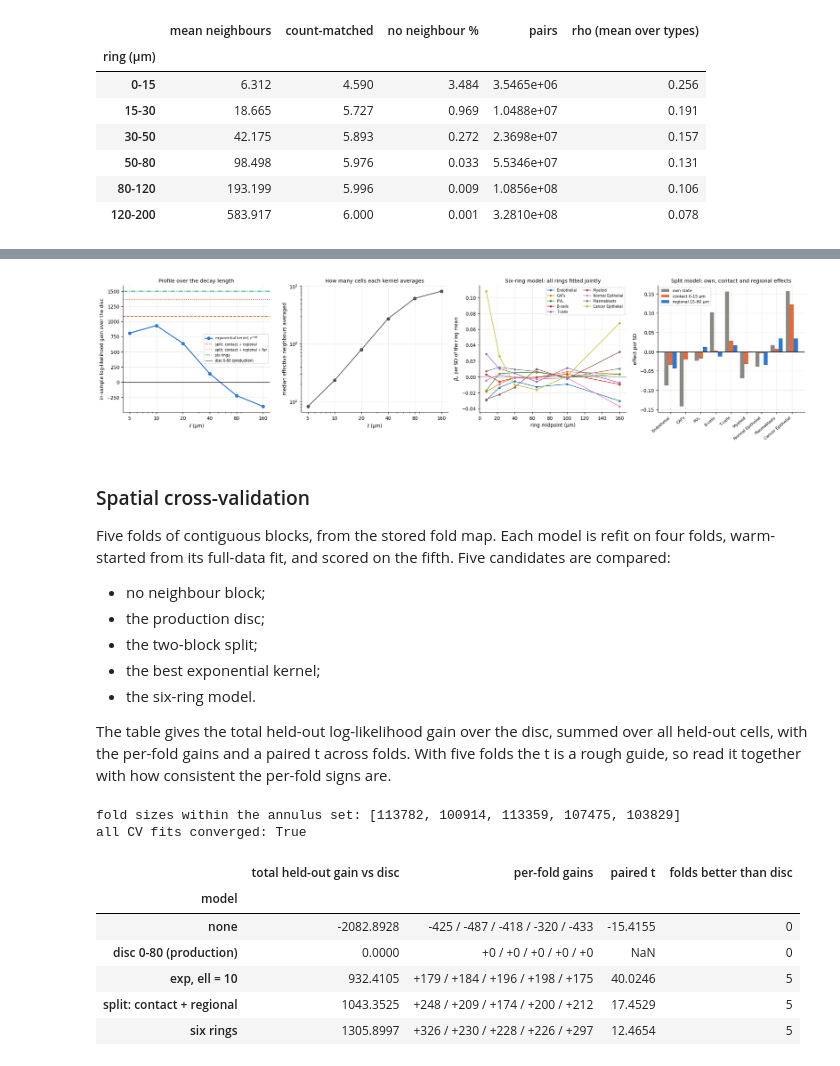
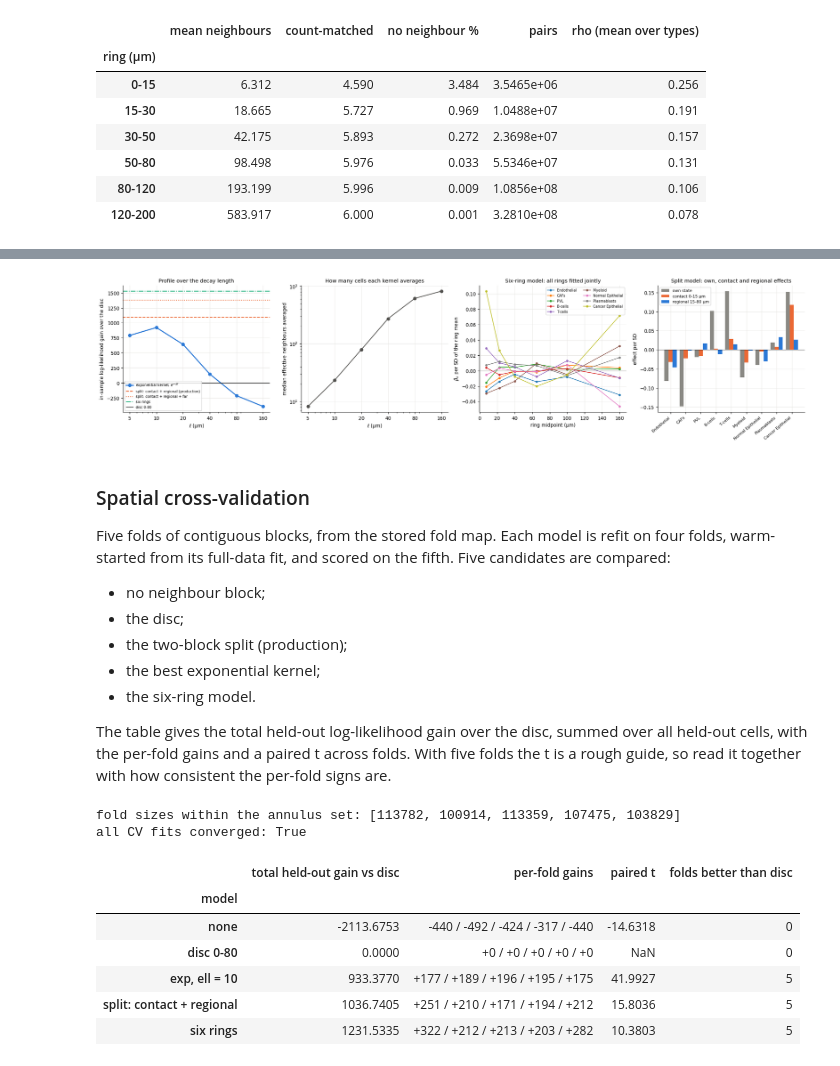
Before and after one commit to lachy01/Spatio-Temporal-Tissue-Dynamics, a Jupyter notebook: notebooks/nb_baseline.ipynb, the cells around one changed output, grey strips where cells are left out. Saved outputs shown, nothing was run; the diff lists cells and outputs as text; code cells hidden in the pictures.

```diff
--- a/notebooks/nb_baseline.ipynb
+++ b/notebooks/nb_baseline.ipynb
@@ -1101,7 +1128,7 @@ def ring_mean(rs):
     S = sum(ann["sum"][r] for r in rs)[A]; Cn = sum(ann["count"][r] for r in rs)[A]
     return S / Cn[:, None]
 
-print(f"0-80 µm disc rebuilt from the rings vs the production phibar: max |difference| "
+print(f"0-80 µm disc rebuilt from the rings vs the table's 80 µm disc mean: max |difference| "
       f"{np.abs(ring_mean([0, 1, 2, 3]) - prod_bar).max():.1e}")
 BLOCKS = {"contact": ring_mean([0]), "regional": ring_mean([1, 2, 3]), "far": ring_mean([4, 5])}
 ELLS = (5.0, 10.0, 20.0, 40.0, 80.0, 160.0)
@@ -1109,15 +1136,22 @@ kern = nbb.cached("kernel_means", lambda: nbb.kernel_means(pxy, P, focal, ELLS))
 K_BAR = {ell: (kern["sum"][e] / kern["W"][e][:, None])[A] for e, ell in enumerate(ELLS)}
 neff = {ell: float(np.median((kern["W"][e] ** 2 / kern["W2"][e])[A])) for e, ell in enumerate(ELLS)}
 
-NBR = {"split: contact + regional": nbb.stack_nbr([BLOCKS["contact"], BLOCKS["regional"]], basis),
-       "split: contact + regional + far": nbb.stack_nbr([BLOCKS["contact"], BLOCKS["regional"],
-                                                         BLOCKS["far"]], basis),
-       "six rings": nbb.stack_nbr([ring_mean([r]) for r in range(6)], basis)}
+prod_split = np.hstack([df[[f"{pre}{j:02d}" for j in range(len(TYPES))]].to_numpy(float)[A]
+                        for pre in ("nbrc_phi_", "nbrr_phi_")])
+print(f"contact + regional rebuilt from the rings vs the production split columns: max |difference| "
+      f"{np.abs(np.hstack([BLOCKS['contact'], BLOCKS['regional']]) - prod_split).max():.1e}")
+DISC, SPLIT = "disc 0-80", "split: contact + regional"
+NBR, NBRQ = {}, {}
+for name, blocks in ((DISC, [prod_bar]), (SPLIT, [BLOCKS["contact"], BLOCKS["regional"]]),
+                     ("split: contact + regional + far", [BLOCKS["contact"], BLOCKS["regional"], BLOCKS["far"]]),
+                     ("six rings", [ring_mean([r]) for r in range(6)])):
+    NBR[name], NBRQ[name] = nbb.stack_nbr(blocks, basis, return_q=True)
 for ell in ELLS:
-    NBR[f"exp, ell = {ell:.0f}"] = nbb.project_nbr(K_BAR[ell], basis)
+    NBR[f"exp, ell = {ell:.0f}"], NBRQ[f"exp, ell = {ell:.0f}"] = nbb.stack_nbr([K_BAR[ell]], basis, return_q=True)
 TAG = {k: k.replace("split: ", "split_").replace(" + ", "_").replace(", ell = ", "_l").replace(" ", "_")
        for k in NBR}
-nbr_fit = {"none": ann_fit["none"], "disc 0-80 (production)": ann_fit["disc 0-80"]}
+TAG[DISC] = "disc"
+nbr_fit = {"none": ann_fit["none"]}
 for name, X in NBR.items():
     nbr_fit[name] = nbb.cached(f"nbr_{TAG[name]}", lambda X=X: nbb.fit(
         nbb.subset(D, A, nbr=X), init=base_fit["params"], say=print, **BASE, **PEN))
@@ -1126,7 +1161,7 @@ for name, X in NBR.items():
 # %%
 T_A = nbb.tiles(xc[A], yc[A]); yA = y[A]
-ll_disc, ll_none = nbr_fit["disc 0-80 (production)"]["loglik"], nbr_fit["none"]["loglik"]
-k_disc = nbb.n_params(nbr_fit["disc 0-80 (production)"]["params"])
+ll_disc, ll_none = nbr_fit[DISC]["loglik"], nbr_fit["none"]["loglik"]
+k_disc = nbb.n_params(nbr_fit[DISC]["params"])
 rows = []
 for name, f in nbr_fit.items():
     k = nbb.n_params(f["params"])
@@ -1162,18 +1197,18 @@ best exponential kernel in sample: exp, ell = 10 (median 23.3 effective neighbou
 # %%
 # What each neighbourhood contributes, per SD of its mean, in cell-type coordinates
-def type_effects(f, blocks, j):
+def type_effects(f, Qs, blocks, j):
     # per-type effects of stacked block j (8 columns each), per SD of that block's ring mean
-    Qn = basis.Q_nbr; w = Qn.shape[1]
+    Qn = Qs[j]; w = Qn.shape[1]
     v, C = nbb.estimate(f, "c")
     vj, Cj = v[j * w:(j + 1) * w], C[j * w:(j + 1) * w, j * w:(j + 1) * w]
     sd = blocks[j].std(0)
     return pd.DataFrame({"beta": (Qn @ vj) * sd, "se": np.sqrt(np.diag(Qn @ Cj @ Qn.T)) * sd}, index=TYPES)
 
 own_sd = df[[f"phi_{j:02d}" for j in range(len(TYPES))]].to_numpy()[A].std(0)
-own_eff = nbb.state_effects(nbr_fit["split: contact + regional"], basis, "a")["estimate"] * own_sd
+own_eff = nbb.state_effects(nbr_fit[SPLIT], basis, "a")["estimate"] * own_sd
 sp2 = [BLOCKS["contact"], BLOCKS["regional"]]
-eff_c = type_effects(nbr_fit["split: contact + regional"], sp2, 0)
-eff_r = type_effects(nbr_fit["split: contact + regional"], sp2, 1)
+eff_c = type_effects(nbr_fit[SPLIT], NBRQ[SPLIT], sp2, 0)
+eff_r = type_effects(nbr_fit[SPLIT], NBRQ[SPLIT], sp2, 1)
 split_tab = pd.DataFrame({"own (per SD)": own_eff, "contact": eff_c["beta"], "contact se": eff_c["se"],
                           "regional": eff_r["beta"], "regional se": eff_r["se"]})
 print(f"corr(contact effects, own effects) = {np.corrcoef(split_tab['contact'], split_tab['own (per SD)'])[0, 1]:+.3f}; "
@@ -1181,7 +1216,8 @@ print(f"corr(contact effects, own effects) = {np.corrcoef(split_tab['contact'],
       f"corr(contact, regional) = {np.corrcoef(split_tab['contact'], split_tab['regional'])[0, 1]:+.3f}")
 
 r6 = [ring_mean([r]) for r in range(6)]
-prof = pd.DataFrame({lab: type_effects(nbr_fit["six rings"], r6, r)["beta"] for r, lab in enumerate(ring_lab)})
+prof = pd.DataFrame({lab: type_effects(nbr_fit["six rings"], NBRQ["six rings"], r6, r)["beta"]
+                     for r, lab in enumerate(ring_lab)})
 ref = prof.iloc[:, 0].to_numpy()
 ring_prof = pd.DataFrame({"||beta|| (per SD)": np.linalg.norm(prof.to_numpy(), axis=0),
                           "cosine with contact ring": [prof[c].to_numpy() @ ref / np.linalg.norm(prof[c]) / np.linalg.norm(ref)
@@ -1219,34 +1255,35 @@ corr(contact effects, own effects) = +0.777; corr(regional, own) = +0.516; corr(
 # %%
 fig, axes = plt.subplots(1, 4, figsize=(20, 4.8))
 ax = axes[0]
 ax.plot(ELLS, [nbr_tab.loc[m, "gain vs disc"] for m in exp_names], "o-", color=COL["real"], lw=2,
         label=r"exponential kernel, $e^{-d/\ell}$")
-for m, ls, c in (("split: contact + regional", "--", COL["decoy"]), ("split: contact + regional + far", ":", COL["decoy"]),
+for m, ls, c in ((SPLIT, "--", COL["decoy"]), ("split: contact + regional + far", ":", COL["decoy"]),
                  ("six rings", "-.", COL["alt"])):
-    ax.axhline(nbr_tab.loc[m, "gain vs disc"], ls=ls, color=c, lw=1.5, label=m)
-ax.axhline(0, color=INK, lw=0.8, label="disc 0-80 (production)")
+    ax.axhline(nbr_tab.loc[m, "gain vs disc"], ls=ls, color=c, lw=1.5,
+               label=m + (" (production)" if m == SPLIT else ""))
+ax.axhline(0, color=INK, lw=0.8, label="disc 0-80")
 ax.set_xscale("log"); ax.set_xticks(ELLS); ax.set_xticklabels([f"{e:.0f}" for e in ELLS])
 ax.set_xlabel(r"$\ell$ (µm)"); ax.set_ylabel("in-sample log-likelihood gain over the disc")
 ax.set_title("Profile over the decay length"); ax.legend(fontsize=7)
 ax = axes[1]
 ax.plot(ELLS, [neff[e] for e in ELLS], "o-", color=COL["base"])
 ax.set_xscale("log"); ax.set_yscale("log"); ax.set_xticks(ELLS); ax.set_xticklabels([f"{e:.0f}" for e in ELLS])
 ax.set_xlabel(r"$\ell$ (µm)"); ax.set_ylabel("median effective neighbours averaged"); ax.set_title("How many cells each kernel averages")
 ax = axes[2]
 for t in TYPES:
     ax.plot(mid, prof.loc[t], "o-", ms=3.5, lw=1.2, label=t)
 ax.axhline(0, color=MUTED, lw=0.8); ax.set_xlabel("ring midpoint (µm)"); ax.set_ylabel(r"$\beta_k$ per SD of the ring mean")
 ax.set_title("Six-ring model: all rings fitted jointly"); ax.legend(fontsize=7, ncol=2)
 ax = axes[3]
 xx = np.arange(len(TYPES)); w = 0.27
 ax.bar(xx - w, split_tab["own (per SD)"], w, color=MUTED, label="own state")
 ax.bar(xx, split_tab["contact"], w, color=COL["decoy"], label="contact 0-15 µm")
 ax.bar(xx + w, split_tab["regional"], w, color=COL["real"], label="regional 15-80 µm")
 ax.axhline(0, color=INK, lw=0.8); ax.set_xticks(xx); ax.set_xticklabels(TYPES, rotation=40, ha="right", fontsize=8)
 ax.set_ylabel("effect per SD"); ax.set_title("Split model: own, contact and regional effects"); ax.legend(fontsize=8)
 fig.tight_layout(); savefig(fig, "neighbourhood_models")
 # %% [output]
-[figure, old version]
+[figure, new version]
 # %% [markdown]
 ### Spatial cross-validation
 
@@ -1254,8 +1291,8 @@ Five folds of contiguous blocks, from the stored fold map. Each model is refit
 on four folds, warm-started from its full-data fit, and scored on the fifth.
 Five candidates are compared:
 - no neighbour block;
-- the production disc;
-- the two-block split;
+- the disc;
+- the two-block split (production);
 - the best exponential kernel;
 - the six-ring model.
 
@@ -1268,10 +1305,10 @@ fm = pd.read_parquet("outputs/division_classifier/folds.parquet")
 assert (fm["cell_id"].astype(str).to_numpy() == df["cell_id"].astype(str).to_numpy()).all()
 foldA = fm["fold"].to_numpy()[A]
 print("fold sizes within the annulus set:", np.bincount(foldA).tolist())
-CV = {"none": nbb.subset(D, A, nbr=np.zeros_like(DA["nbr"])), "disc 0-80 (production)": DA,
-      "split: contact + regional": nbb.subset(D, A, nbr=NBR["split: contact + regional"]),
+CV = {"none": nbb.subset(D, A, nbr=np.zeros((len(A), 8))), DISC: nbb.subset(D, A, nbr=NBR[DISC]),
+      SPLIT: nbb.subset(D, A, nbr=NBR[SPLIT]),
       BEST_EXP: nbb.subset(D, A, nbr=NBR[BEST_EXP]), "six rings": nbb.subset(D, A, nbr=NBR["six rings"])}
-CVTAG = {"none": "none", "disc 0-80 (production)": "disc", **{k: TAG[k] for k in CV if k in TAG}}
+CVTAG = {"none": "none", **{k: TAG[k] for k in CV if k in TAG}}
 cv_rows = []
 for name, DD in CV.items():
     for fo_ in range(5):
@@ -1283,12 +1320,12 @@ for name, DD in CV.items():
                         "converged": g["info"]["converged"]})
 cvd = pd.DataFrame(cv_rows)
 piv = cvd.pivot(index="fold", columns="model", values="heldout")
-gain = piv.sub(piv["disc 0-80 (production)"], axis=0)
+gain = piv.sub(piv[DISC], axis=0)
 cv_tab = pd.DataFrame({"total held-out gain vs disc": gain.sum(),
                        "per-fold gains": gain.apply(lambda s: " / ".join(f"{v:+.0f}" for v in s)),
                        "paired t": gain.mean() / (gain.std(ddof=1) / np.sqrt(5)),
                        "folds better than disc": (gain > 0).sum()})
-cv_tab.loc["disc 0-80 (production)", ["paired t"]] = np.nan
+cv_tab.loc[DISC, ["paired t"]] = np.nan
 print(f"all CV fits converged: {cvd['converged'].all()}")
 cvd.to_csv(OUT / "neighbourhood_cv.csv", index=False)
 cv_tab.sort_values("total held-out gain vs disc")
@@ -1297,11 +1334,11 @@ fold sizes within the annulus set: [113782, 100914, 113359, 107475, 103829]
 all CV fits converged: True
 |  | total held-out gain vs disc | per-fold gains | paired t | folds better than disc |
 | model |  |  |  |  |
-| none | -2082.8928 | -425 / -487 / -418 / -320 / -433 | -15.4155 | 0 |
-| disc 0-80 (production) | 0.0000 | +0 / +0 / +0 / +0 / +0 | NaN | 0 |
-| exp, ell = 10 | 932.4105 | +179 / +184 / +196 / +198 / +175 | 40.0246 | 5 |
-| split: contact + regional | 1043.3525 | +248 / +209 / +174 / +200 / +212 | 17.4529 | 5 |
-| six rings | 1305.8997 | +326 / +230 / +228 / +226 / +297 | 12.4654 | 5 |
+| none | -2113.6753 | -440 / -492 / -424 / -317 / -440 | -14.6318 | 0 |
+| disc 0-80 | 0.0000 | +0 / +0 / +0 / +0 / +0 | NaN | 0 |
+| exp, ell = 10 | 933.3770 | +177 / +189 / +196 / +195 / +175 | 41.9927 | 5 |
+| split: contact + regional | 1036.7405 | +251 / +210 / +171 / +194 / +212 | 15.8036 | 5 |
+| six rings | 1231.5335 | +322 / +212 / +213 / +203 / +282 | 10.3803 | 5 |
 # %% [markdown]
 ### Reading §5
 
```
Also changed, not shown: parts of 26 cells of this notebook, 12 other files.
